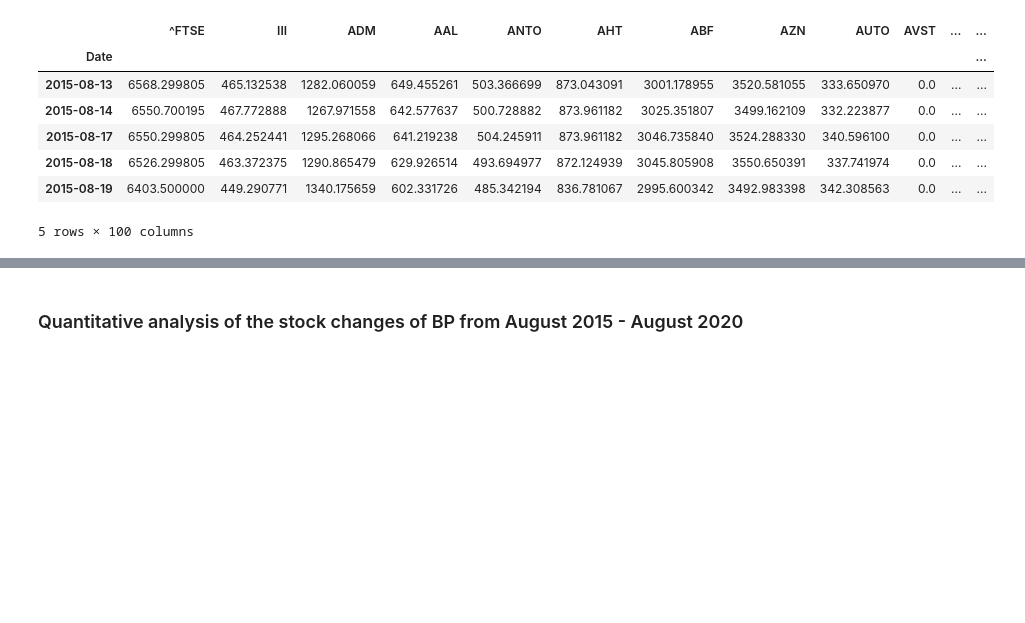
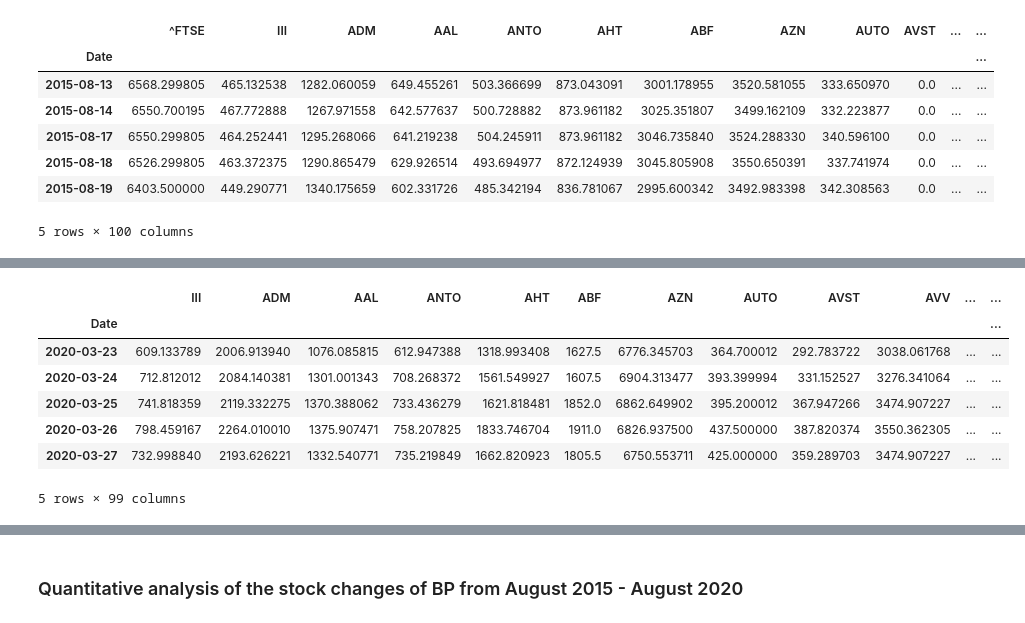
Before and after one commit to abbielms/Big_Data_Challenge_2020, a Jupyter notebook: Big_Data_Challenge_2020.ipynb, the cells around one changed output, grey strips where cells are left out. Saved outputs shown, nothing was run; the diff lists cells and outputs as text; code cells hidden in the pictures; blank space fills up the shorter version.

```diff
--- a/Big_Data_Challenge_2020.ipynb
+++ b/Big_Data_Challenge_2020.ipynb
@@ -493,0 +552,14 @@ stocks_clean.head()
+# %%
+# Select only the rows in 2020 after the UK Covid-19 lockdown, so between 23/03/2020 - 11/08/2020
+
+stocks_2020_post_lockdown = stocks_clean[stocks_clean.index >= '2020-03-23'].drop('^FTSE', axis=1)
+stocks_2020_post_lockdown.head()
+# %% [output]
+|  | III | ADM | AAL | ANTO | AHT | ABF | AZN | AUTO | AVST | AVV | ... | ... |
+| Date |  |  |  |  |  |  |  |  |  |  |  | ... |
+| 2020-03-23 | 609.133789 | 2006.913940 | 1076.085815 | 612.947388 | 1318.993408 | 1627.5 | 6776.345703 | 364.700012 | 292.783722 | 3038.061768 | ... | ... |
+| 2020-03-24 | 712.812012 | 2084.140381 | 1301.001343 | 708.268372 | 1561.549927 | 1607.5 | 6904.313477 | 393.399994 | 331.152527 | 3276.341064 | ... | ... |
+| 2020-03-25 | 741.818359 | 2119.332275 | 1370.388062 | 733.436279 | 1621.818481 | 1852.0 | 6862.649902 | 395.200012 | 367.947266 | 3474.907227 | ... | ... |
+| 2020-03-26 | 798.459167 | 2264.010010 | 1375.907471 | 758.207825 | 1833.746704 | 1911.0 | 6826.937500 | 437.500000 | 387.820374 | 3550.362305 | ... | ... |
+| 2020-03-27 | 732.998840 | 2193.626221 | 1332.540771 | 735.219849 | 1662.820923 | 1805.5 | 6750.553711 | 425.000000 | 359.289703 | 3474.907227 | ... | ... |
+5 rows × 99 columns
```
Also changed, not shown: parts of 17 cells of this notebook.
